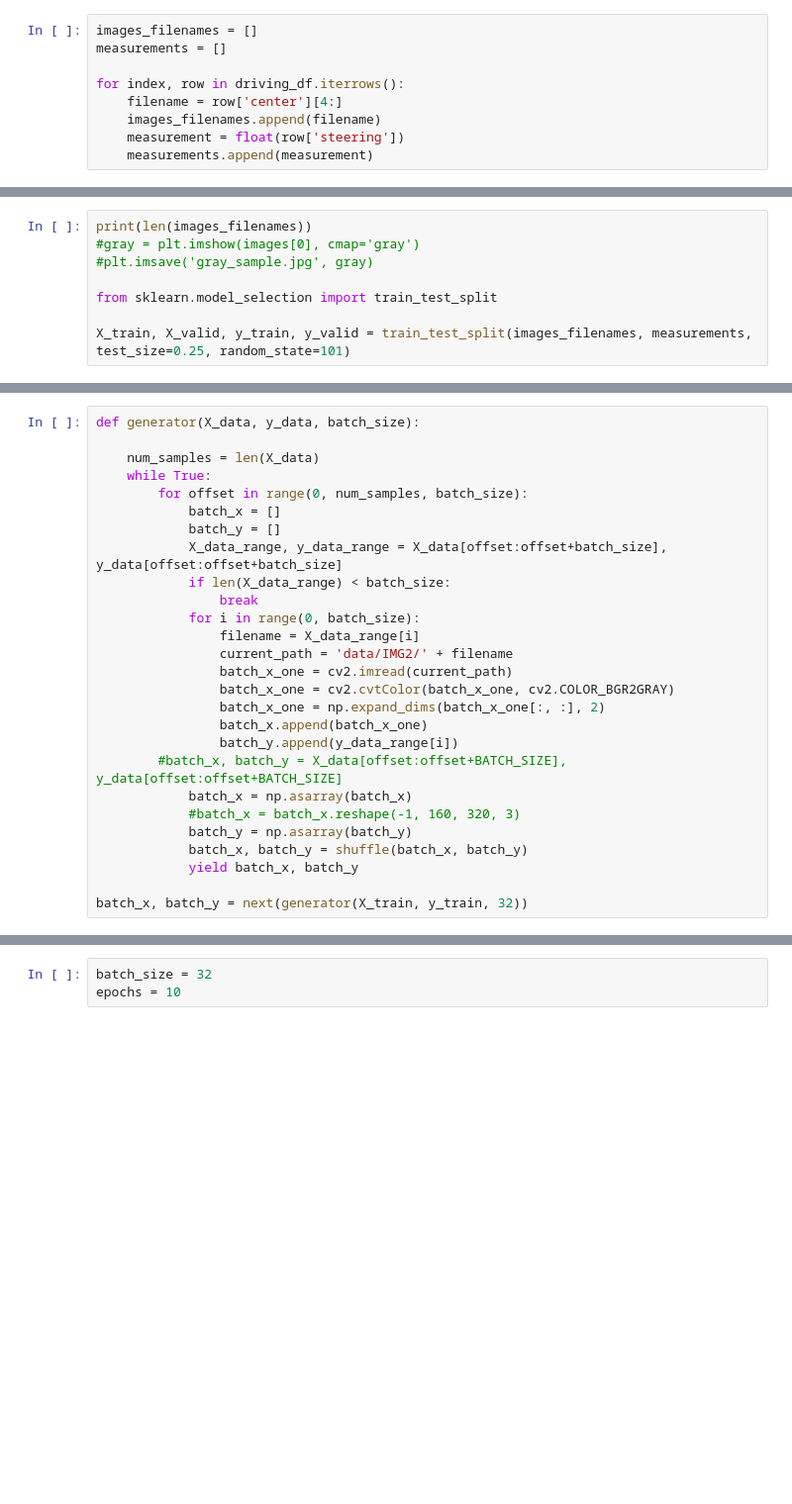
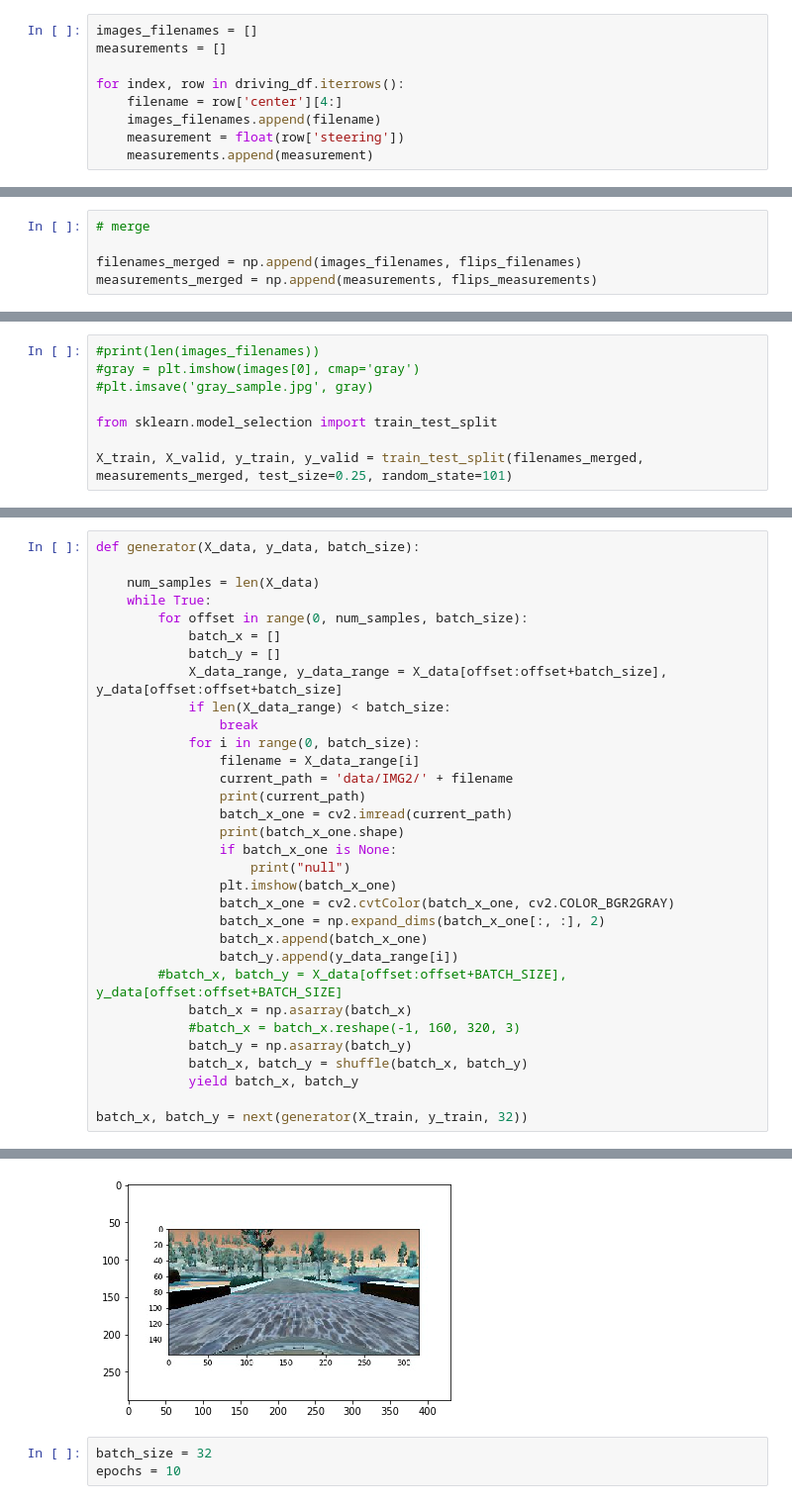
Before and after one commit to morningbob/Udacity_Self_Driving_Car_Nanodegree, a Jupyter notebook: cloning.ipynb, the cells around one changed output, grey strips where cells are left out. Shown at 99% size. Drawn from its saved outputs; the diff is of its cells as text; blank space fills up the shorter version.

```diff
--- a/cloning.ipynb
+++ b/cloning.ipynb
@@ -40,0 +62,5 @@ for index, row in driving_df.iterrows():
+# %%
+# merge
+
+filenames_merged = np.append(images_filenames, flips_filenames)
+measurements_merged = np.append(measurements, flips_measurements)
@@ -41,8 +71,8 @@ for index, row in driving_df.iterrows():
 # %%
-print(len(images_filenames))
+#print(len(images_filenames))
 #gray = plt.imshow(images[0], cmap='gray')
 #plt.imsave('gray_sample.jpg', gray)
 
 from sklearn.model_selection import train_test_split
 
-X_train, X_valid, y_train, y_valid = train_test_split(images_filenames, measurements, test_size=0.25, random_state=101)
+X_train, X_valid, y_train, y_valid = train_test_split(filenames_merged, measurements_merged, test_size=0.25, random_state=101)
@@ -150,7 +186,12 @@ def generator(X_data, y_data, batch_size):
             for i in range(0, batch_size):
                 filename = X_data_range[i]
                 current_path = 'data/IMG2/' + filename
+                print(current_path)
                 batch_x_one = cv2.imread(current_path)
+                print(batch_x_one.shape)
+                if batch_x_one is None:
+                    print("null")
+                plt.imshow(batch_x_one)
                 batch_x_one = cv2.cvtColor(batch_x_one, cv2.COLOR_BGR2GRAY)
                 batch_x_one = np.expand_dims(batch_x_one[:, :], 2)
                 batch_x.append(batch_x_one)
@@ -163,3 +204,4 @@ def generator(X_data, y_data, batch_size):
             yield batch_x, batch_y
 
 batch_x, batch_y = next(generator(X_train, y_train, 32))
+# %% [output]
@@ -166,3 +225,4 @@ batch_x, batch_y = next(generator(X_train, y_train, 32))
+[figure, added]
 # %%
 batch_size = 32
 epochs = 10
```
Also changed, not shown: parts of 16 cells of this notebook.
